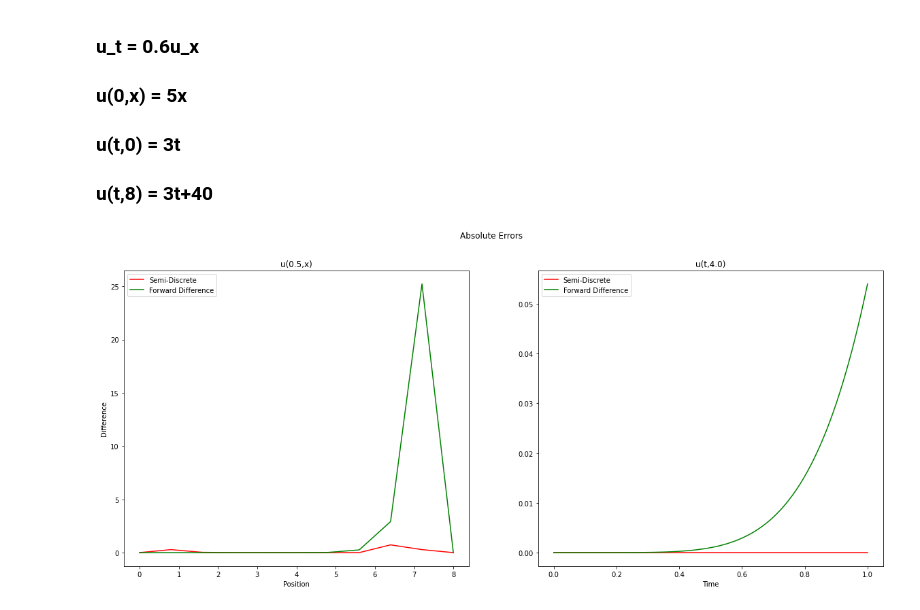
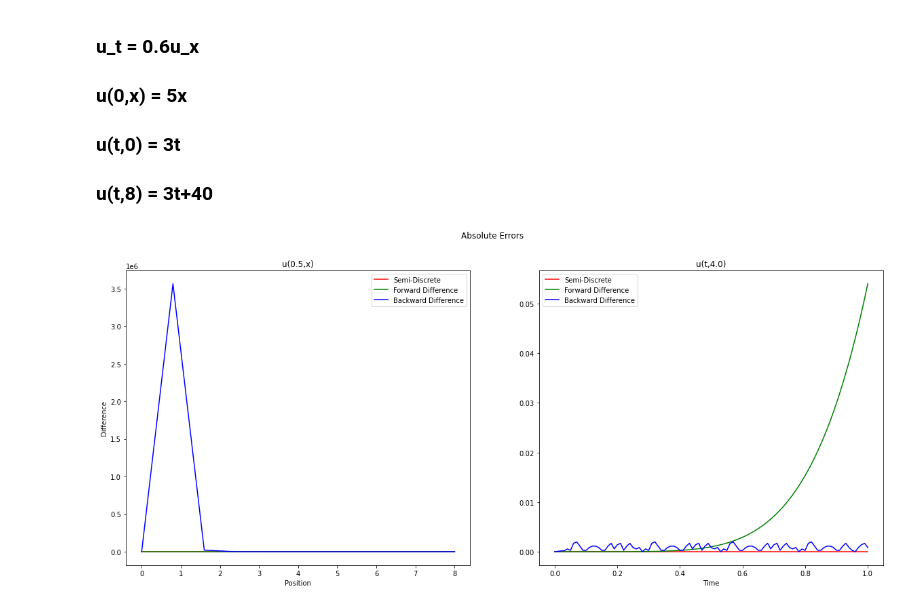
Before and after one commit to Seer885/damped-wave-eq-project, a Jupyter notebook: code-work/transport-equation-approximation.ipynb, the cells around one changed output. Drawn from its saved outputs; the diff is of its cells as text; code cells hidden in the pictures.

```diff
--- a/code-work/transport-equation-approximation.ipynb
+++ b/code-work/transport-equation-approximation.ipynb
@@ -399,6 +399,6 @@ def numerical_approx(t_int,x_int,include_fd,include_bd):
 # %%
 # Third value is True if you want to include Forward Difference Info
 # Fourth value is True if you want to include Backward Difference Info
-numerical_approx(100,10,True,False)
+numerical_approx(100,10,True,True)
 # %% [output]
-[figure, old version]
+[figure, new version]
```
Also changed, not shown: parts of 1 cell of this notebook, 2 other files.
